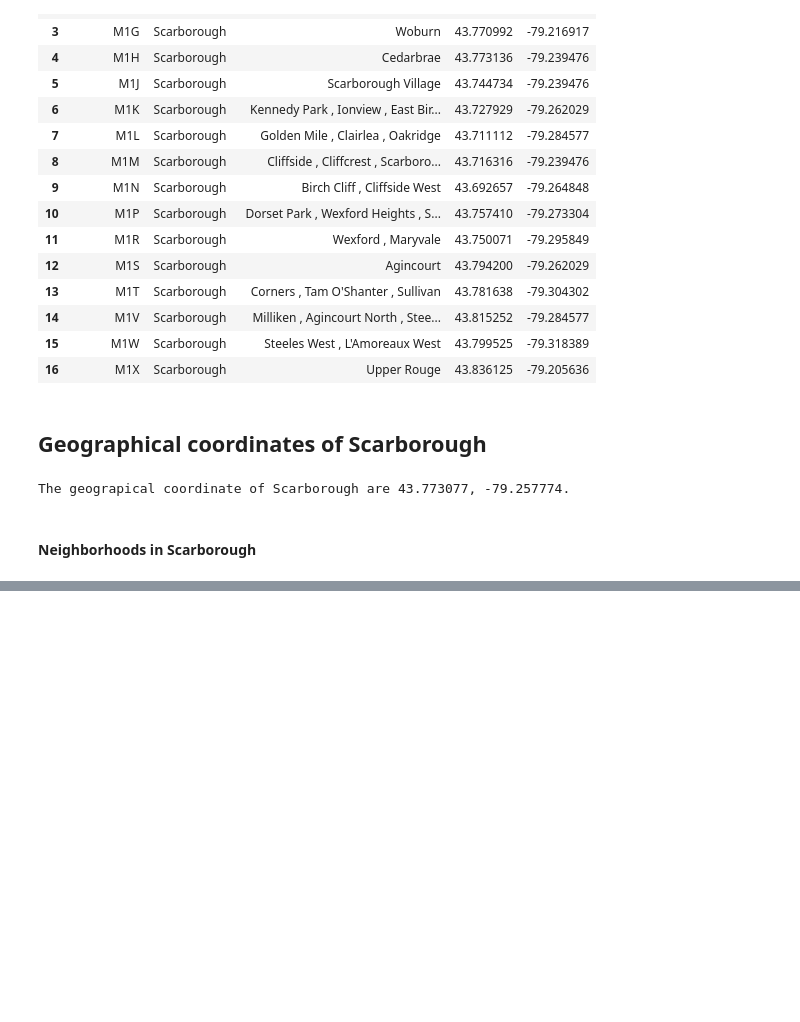
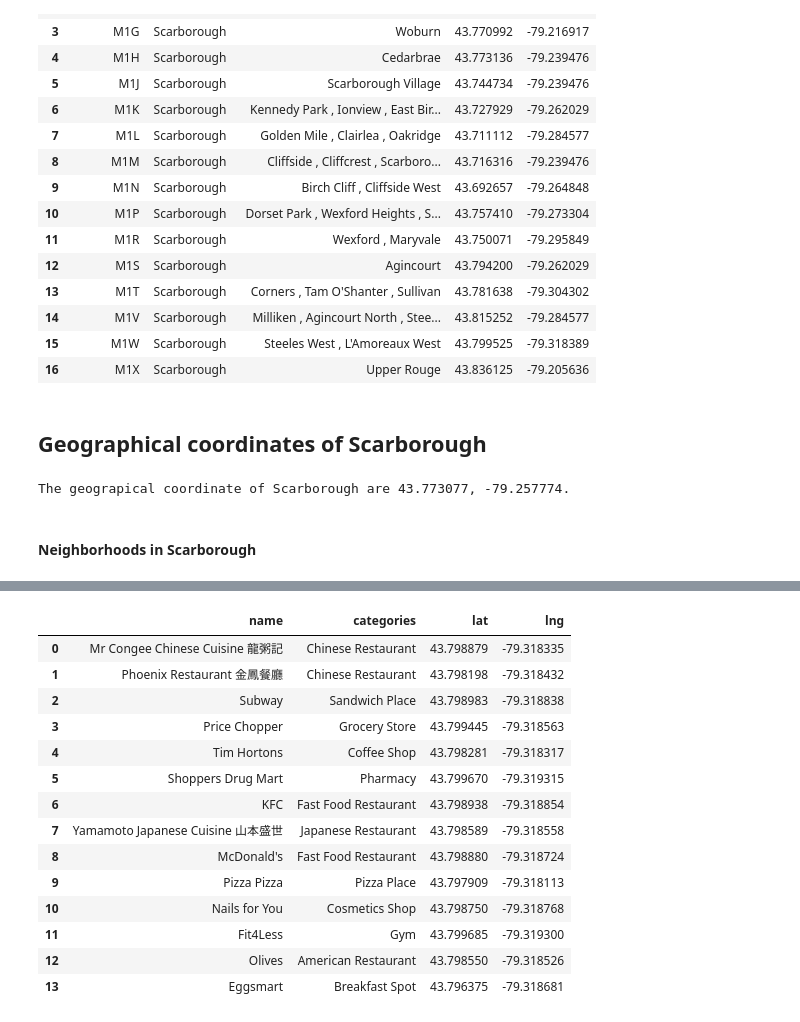
Before and after one commit to dhanup369/Capstone_Neighbodhood_Analysis, a Jupyter notebook: Segmenting and Clustering Neighborhoods in Toronto.ipynb, the cells around one changed output, grey strips where cells are left out. Drawn from its saved outputs; the diff is of its cells as text; code cells hidden in the pictures; blank space fills up the shorter version.

```diff
--- a/Segmenting and Clustering Neighborhoods in Toronto.ipynb
+++ b/Segmenting and Clustering Neighborhoods in Toronto.ipynb
@@ -319,0 +447,12 @@ map_scarborough
+# %%
+# function that extracts the category of the venue
+def get_category_type(row):
+    try:
+        categories_list = row['categories']
+    except:
+        categories_list = row['venue.categories']
+
+    if len(categories_list) == 0:
+        return None
+    else:
+        return categories_list[0]['name']
@@ -319,0 +479,23 @@ map_scarborough
+# %%
+nearby_venues['venue.categories'] = nearby_venues.apply(get_category_type, axis=1)
+
+# clean columns
+nearby_venues.columns = [col.split(".")[-1] for col in nearby_venues.columns]
+
+nearby_venues
+# %% [output]
+|  | name | categories | lat | lng |
+| 0 | Mr Congee Chinese Cuisine 龍粥記 | Chinese Restaurant | 43.798879 | -79.318335 |
+| 1 | Phoenix Restaurant 金鳳餐廳 | Chinese Restaurant | 43.798198 | -79.318432 |
+| 2 | Subway | Sandwich Place | 43.798983 | -79.318838 |
+| 3 | Price Chopper | Grocery Store | 43.799445 | -79.318563 |
+| 4 | Tim Hortons | Coffee Shop | 43.798281 | -79.318317 |
+| 5 | Shoppers Drug Mart | Pharmacy | 43.799670 | -79.319315 |
+| 6 | KFC | Fast Food Restaurant | 43.798938 | -79.318854 |
+| 7 | Yamamoto Japanese Cuisine 山本盛世 | Japanese Restaurant | 43.798589 | -79.318558 |
+| 8 | McDonald's | Fast Food Restaurant | 43.798880 | -79.318724 |
+| 9 | Pizza Pizza | Pizza Place | 43.797909 | -79.318113 |
+| 10 | Nails for You | Cosmetics Shop | 43.798750 | -79.318768 |
+| 11 | Fit4Less | Gym | 43.799685 | -79.319300 |
+| 12 | Olives | American Restaurant | 43.798550 | -79.318526 |
+| 13 | Eggsmart | Breakfast Spot | 43.796375 | -79.318681 |
```
Also changed, not shown: parts of 18 cells of this notebook.
